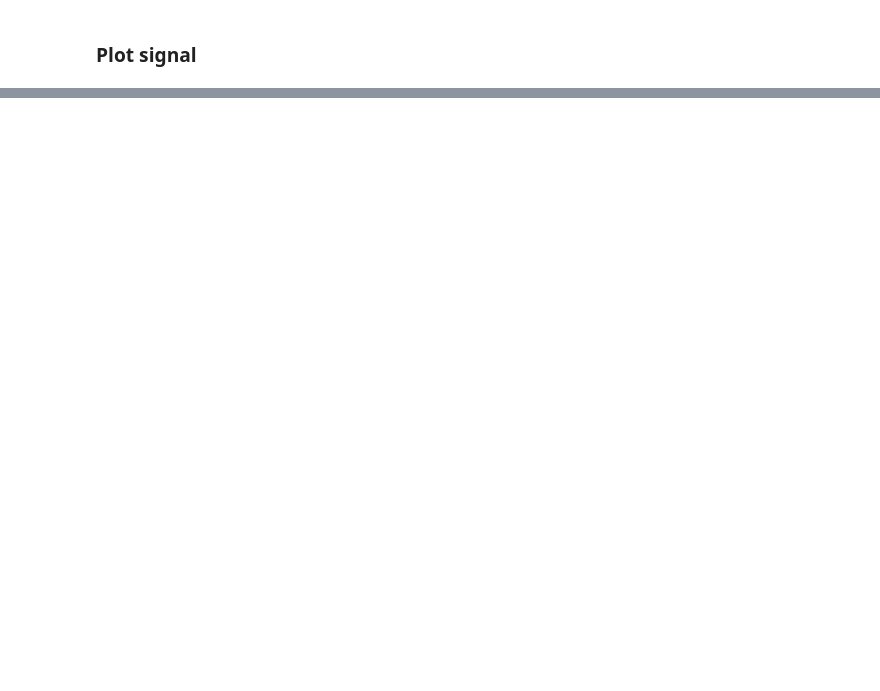
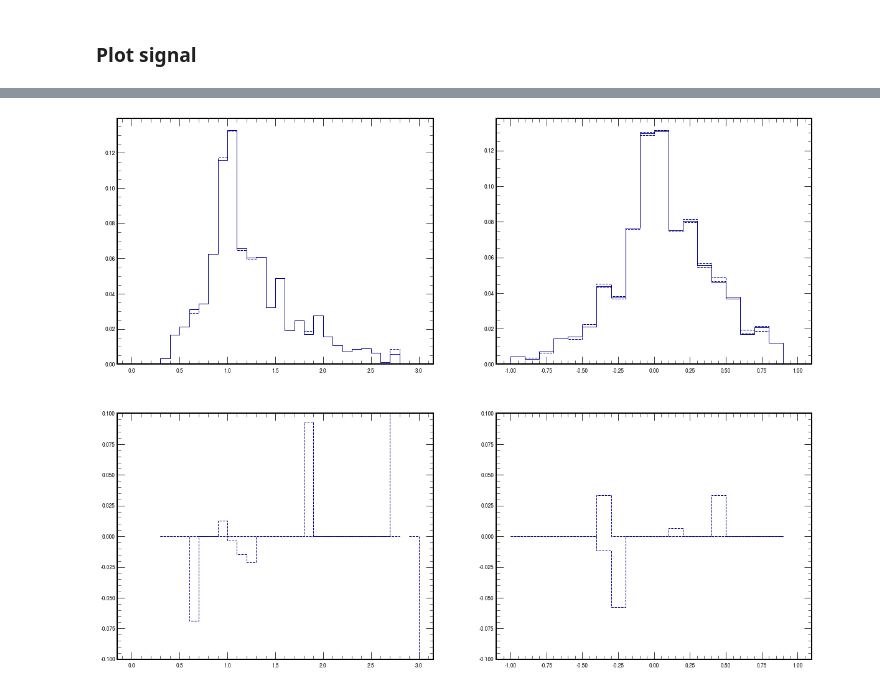
Before and after one commit to miguelgallo/pps-ww-analysis-notebook, a Jupyter notebook: Cut-Based.ipynb, the cells around one changed output, grey strips where cells are left out. Drawn from its saved outputs; the diff is of its cells as text; code cells hidden in the pictures; blank space fills up the shorter version.

```diff
--- a/Cut-Based.ipynb
+++ b/Cut-Based.ipynb
@@ -1367,3 +1697,45 @@ plt.ylim( (0.,3.) )
 # if save_figures:
 #     plt.savefig( "plots/Ratio_MWW_MX_signals.pdf", bbox_inches='tight' )
 #     plt.savefig( "plots/Ratio_MWW_MX_signals.png", bbox_inches='tight' )
+# %%
+variations_ = [ "_nom", "_jes_up", "_jes_dw" ]
+var_str__ = {}
+for key_ in variations_:
+    var_str__[ key_ ] = key_
+# var_str__[ "_nom" ] = "_nom_nom"
+
+fig, axes = plt.subplots( 2, 2, figsize=(2*10,2*8) )
+
+color_ = "darkblue"
+linestyles_ = [ "-", "--", "--" ]
+for idx_, variation__ in enumerate( variations_ ):
+    arr__ = df_signals_protons_multiRP_sig_plus_mix_2protons_selected_events[ label_ ][ variation__ ][ "R_MWW_MX" + var_str__[ variation__ ] ]
+    weights__ = weights_sig_plus_mix_2protons[ label_ ][ var_weights__ ][ variation__ ]
+    counts__, bins__, _ = axes[0,0].hist( arr__, weights=weights__,
+                                                 histtype='step', color=color_, linestyle=linestyles_[ idx_ ], label=variation__,
+                                                 bins=30, range=(0.,3.) )
+    weights_nom__ = None
+    if variation__ != "_nom":
+        arr_nom__ = df_signals_protons_multiRP_sig_plus_mix_2protons_selected_events[ label_ ][ "_nom" ][ "R_MWW_MX" + var_str__[ "_nom" ] ]
+        weights_nom__ = weights_sig_plus_mix_2protons[ label_ ][ var_weights__ ][ "_nom" ]
+        counts_nom__, bins_nom__ = np.histogram( arr_nom__, weights=weights_nom__, bins=30, range=(0.,3.) )
+        bin_centers__ = ( bins__[:-1] + bins__[1:] ) / 2
+        axes[1,0].hist( bin_centers__, weights=( ( counts__ - counts_nom__ ) / counts_nom__ ),
+                                       histtype='step', color=color_, linestyle=linestyles_[ idx_ ], label=variation__,
+                                       bins=30, range=(0.,3.) )
+        axes[1,0].set_ylim( -0.10, 0.10 )
+
+    arr__ = df_signals_protons_multiRP_sig_plus_mix_2protons_selected_events[ label_ ][ variation__ ][ "Diff_YWW_YX" + var_str__[ variation__ ] ]
+    counts__, bins__, _ = axes[0,1].hist( arr__, weights=weights__,
+                                                 histtype='step', color=color_, linestyle=linestyles_[ idx_ ], label=variation__,
+                                                 bins=20, range=(-1.,1.) )
+    if variation__ != "_nom":
+        arr_nom__ = df_signals_protons_multiRP_sig_plus_mix_2protons_selected_events[ label_ ][ "_nom" ][ "Diff_YWW_YX" + var_str__[ variation__ ] ]
+        counts_nom__, bins_nom__ = np.histogram( arr_nom__, weights=weights_nom__, bins=20, range=(-1.,1.) )
+        bin_centers__ = ( bins__[:-1] + bins__[1:] ) / 2
+        axes[1,1].hist( bin_centers__, weights=( ( counts__ - counts_nom__ ) / counts_nom__ ),
+                                       histtype='step', color=color_, linestyle=linestyles_[ idx_ ], label=variation__,
+                                       bins=20, range=(-1.,1.) )
+        axes[1,1].set_ylim( -0.10, 0.10 )
+# %% [output]
+[figure, added]
```
Also changed, not shown: parts of 44 cells of this notebook, 8 other files.
